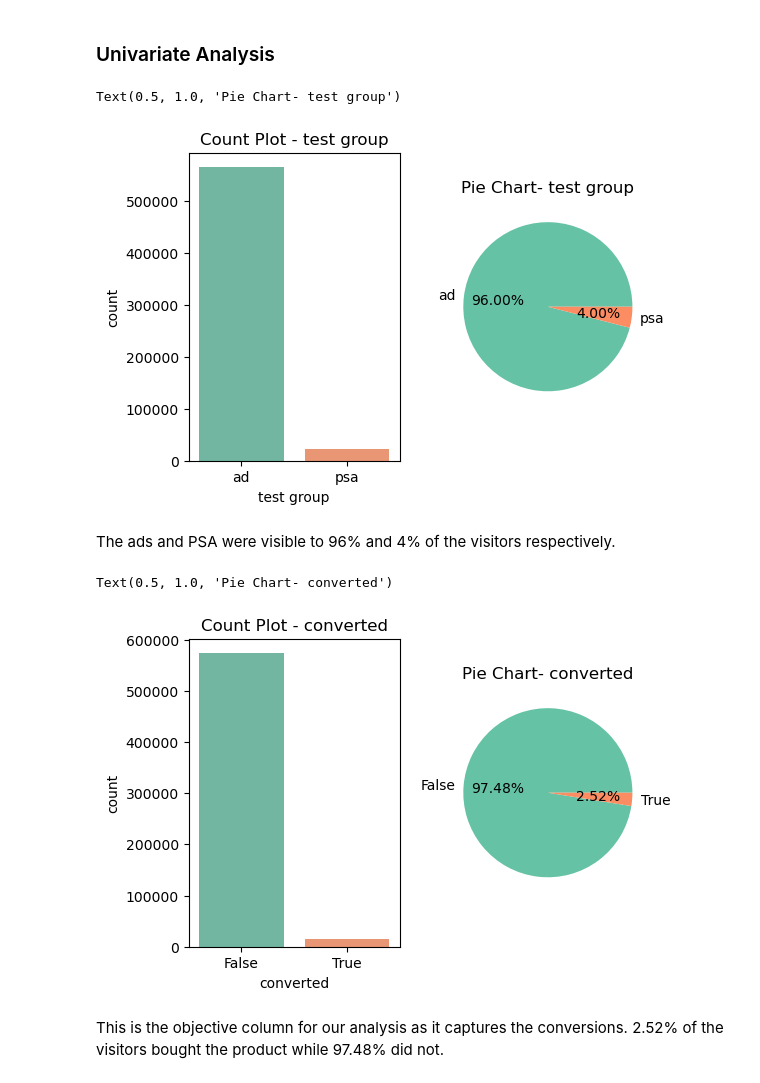
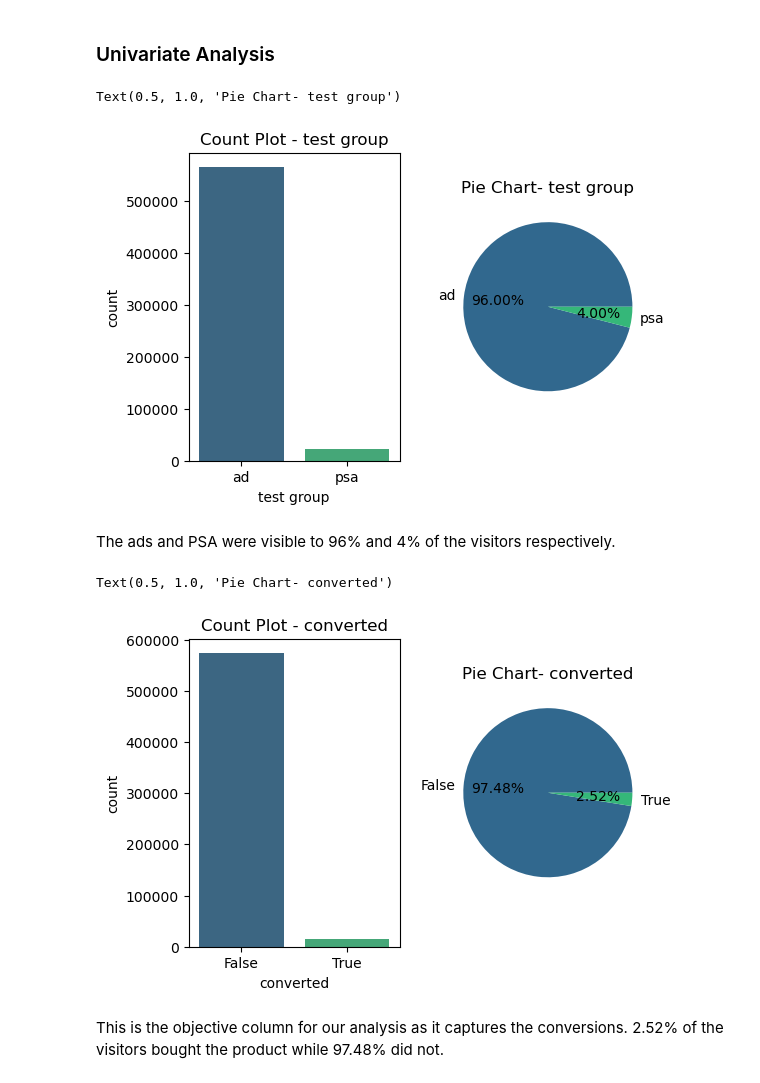
Before and after one commit to Eva088/A-B-Testing, a Jupyter notebook: Marketing.ipynb, the cells around one changed output. Drawn from its saved outputs; the diff is of its cells as text; code cells hidden in the pictures.

```diff
--- a/Marketing.ipynb
+++ b/Marketing.ipynb
@@ -84,26 +84,25 @@ MOST ADS HOUR : [20 22 18 10 14 13 19 11 12 16 21  3 23  4  8  0  2 15  1  6 17
 # %%
 #Visualizing the variable 'test groups'
 
 variable = 'test group'
-
 plt.figure(figsize = (6,4))
 
 #Creating a Count plot
 
 plt.subplot(1,2,1)
-sns.countplot(x = variable, data = df_cat, palette= 'Set2')
+sns.countplot(x = variable, data = df_cat, palette= 'viridis')
 plt.title(f'Count Plot - {variable}')
 
 #Creating a pie chart
 
 plt.subplot(1,2,2)
 counts = df_cat[variable].value_counts() #counting the frequency of each unique value in the category
-colors = sns.color_palette('Set2', len(counts))
+colors = sns.color_palette('viridis', len(counts))
 plt.pie(counts, labels = counts.index, autopct = '%0.2f%%', colors=colors)
 plt.title(f'Pie Chart- {variable}')
 # %% [output]
 Text(0.5, 1.0, 'Pie Chart- test group')
-[figure, old version]
+[figure, new version]
 # %% [markdown]
 The ads and PSA were visible to 96% and 4% of the visitors respectively.
 # %%
@@ -116,18 +115,18 @@ plt.figure(figsize = (6,4))
 #Creating a Count plot
 
 plt.subplot(1,2,1)
-sns.countplot(x = variable, data = df_cat, palette= 'Set2')
+sns.countplot(x = variable, data = df_cat, palette= 'viridis')
 plt.title(f'Count Plot - {variable}')
 
 #Creating a pie chart
 
 plt.subplot(1,2,2)
 counts = df_cat[variable].value_counts() #counting the frequency of each unique value in the category
-colors = sns.color_palette('Set2', len(counts))
+colors = sns.color_palette('viridis', len(counts))
 plt.pie(counts, labels = counts.index, autopct = '%0.2f%%', colors=colors)
 plt.title(f'Pie Chart- {variable}')
 # %% [output]
 Text(0.5, 1.0, 'Pie Chart- converted')
-[figure, old version]
+[figure, new version]
 # %% [markdown]
 This is the objective column for our analysis as it captures the conversions. 2.52% of the visitors bought the product while 97.48% did not.
```
Also changed, not shown: parts of 4 cells of this notebook.
